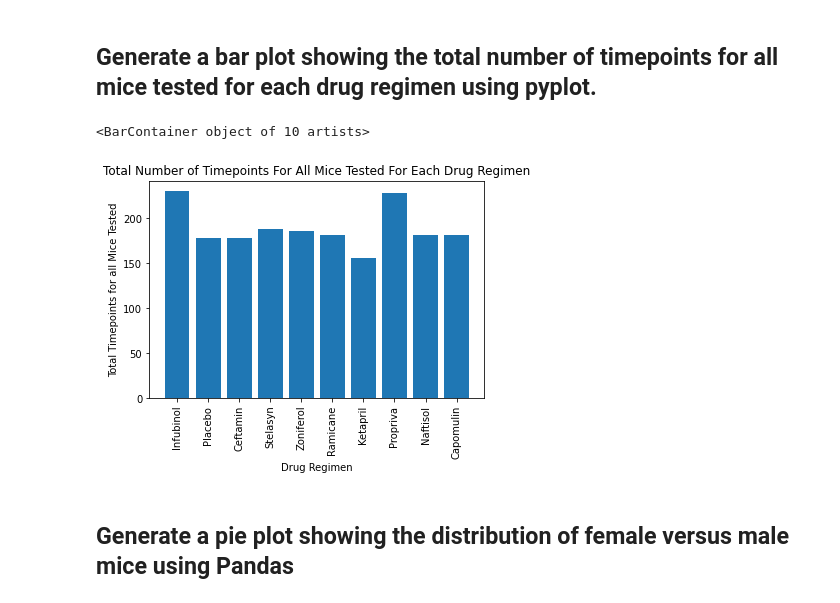
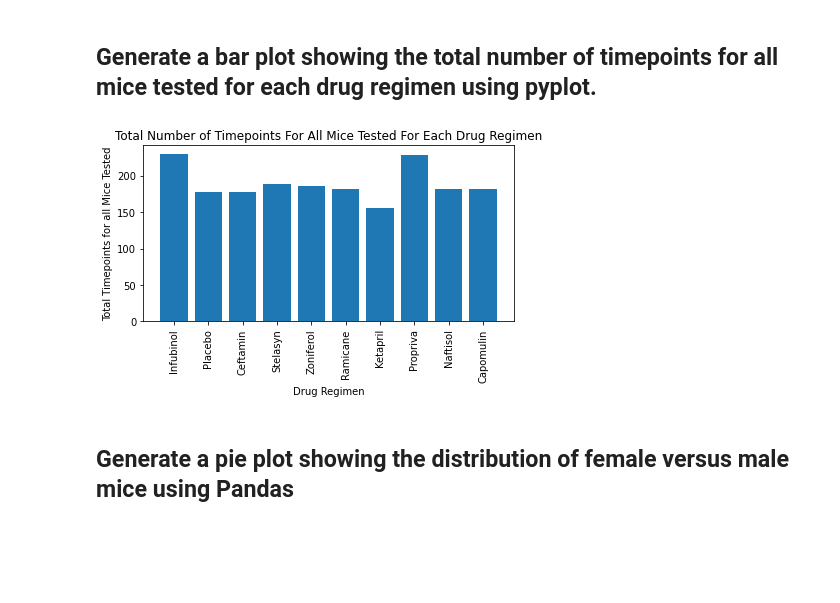
Before and after one commit to bsdutton/Matplotlib-challenge, a Jupyter notebook: Pymaceuticals/pymaceuticals-working.ipynb, the cells around one changed output. Drawn from its saved outputs; the diff is of its cells as text; code cells hidden in the pictures; blank space fills up the shorter version.

```diff
--- a/Pymaceuticals/pymaceuticals-working.ipynb
+++ b/Pymaceuticals/pymaceuticals-working.ipynb
@@ -955,22 +957,24 @@ mouse_unique.groupby(["Drug Regimen"])["Mouse ID" and
 # %%
 
 
 drug_names = mouse_unique["Drug Regimen"].unique()
 # print(drugs)
 x_axis = np.arange(len(drug_names))
 # x_axis
 
 y_axis = np.arange(len(dmt_sum))
 # y_axis
 
 plt.title("Total Number of Timepoints For All Mice Tested For Each Drug Regimen")
 plt.ylabel("Total Timepoints for all Mice Tested")
 plt.xlabel("Drug Regimen")
 plt.xticks(rotation='vertical')
 plt.bar(drug_names, dmt_sum, align="center")
+
+plt.tight_layout()
+#plt.savefig("plots/pyplot Bar Chart - Total Timepoints For All Mice Tested For Each Drug Regimen.pdf")
 # %% [output]
-<BarContainer object of 10 artists>
-[figure, old version]
+[figure, new version]
 # %% [markdown]
 ## Generate a pie plot showing the distribution of female versus male mice using Pandas
 # %%
```
Also changed, not shown: parts of 62 cells of this notebook, 13 other files.
